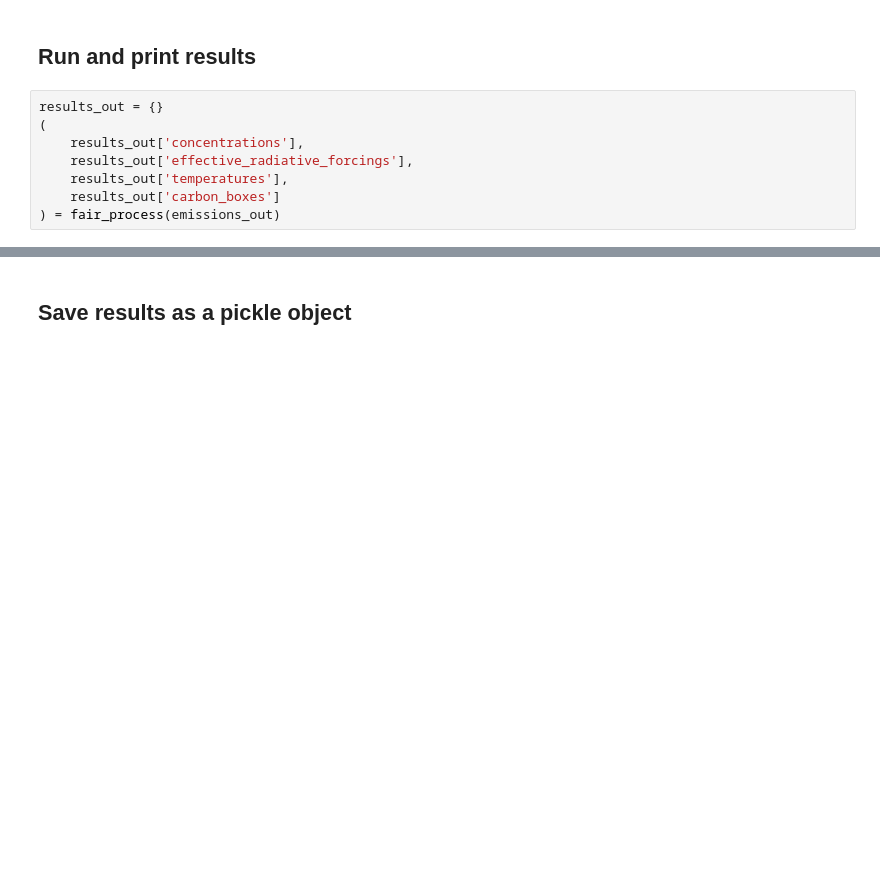
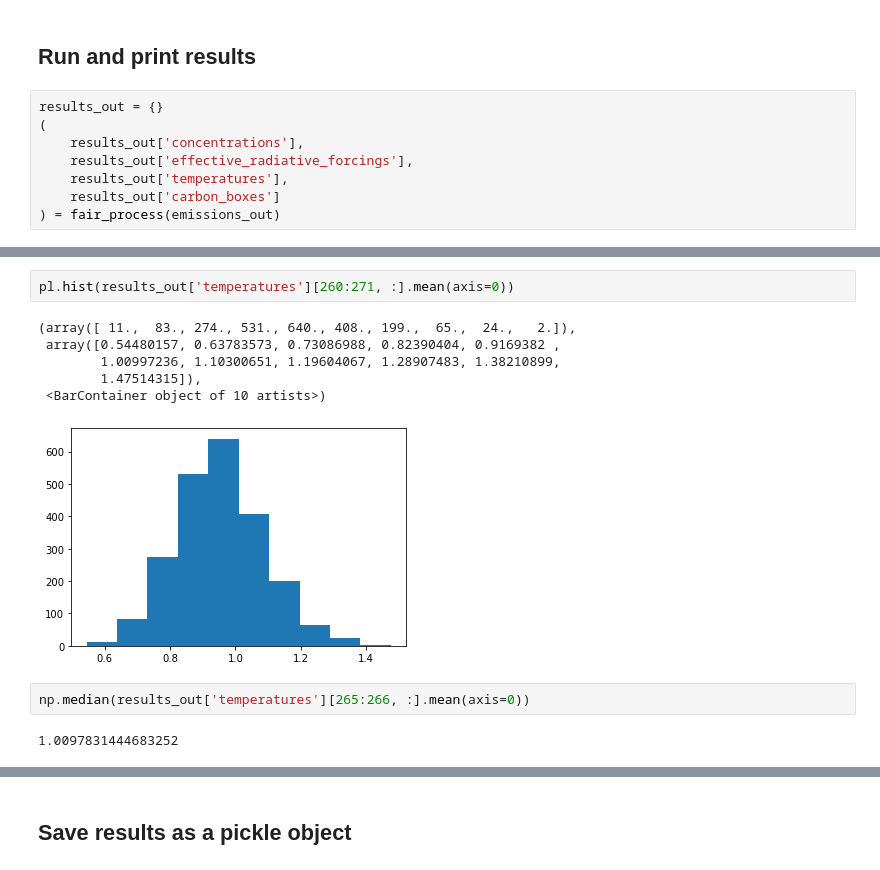
Before and after one commit to chrisroadmap/ar6-carbon-boxes, a Jupyter notebook: notebooks/010_grab-carbon-boxes.ipynb, the cells around one changed output, grey strips where cells are left out. Drawn from its saved outputs; the diff is of its cells as text; blank space fills up the shorter version.

```diff
--- a/notebooks/010_grab-carbon-boxes.ipynb
+++ b/notebooks/010_grab-carbon-boxes.ipynb
@@ -240,0 +462,13 @@ results_out
+# %%
+pl.hist(results_out['temperatures'][260:271, :].mean(axis=0))
+# %% [output]
+(array([ 11.,  83., 274., 531., 640., 408., 199.,  65.,  24.,   2.]),
+ array([0.54480157, 0.63783573, 0.73086988, 0.82390404, 0.9169382 ,
+        1.00997236, 1.10300651, 1.19604067, 1.28907483, 1.38210899,
+        1.47514315]),
+ <BarContainer object of 10 artists>)
+[figure, added]
+# %%
+np.median(results_out['temperatures'][265:266, :].mean(axis=0))
+# %% [output]
+1.0097831444683252
```
Also changed, not shown: parts of 30 cells of this notebook, 5 other files.
